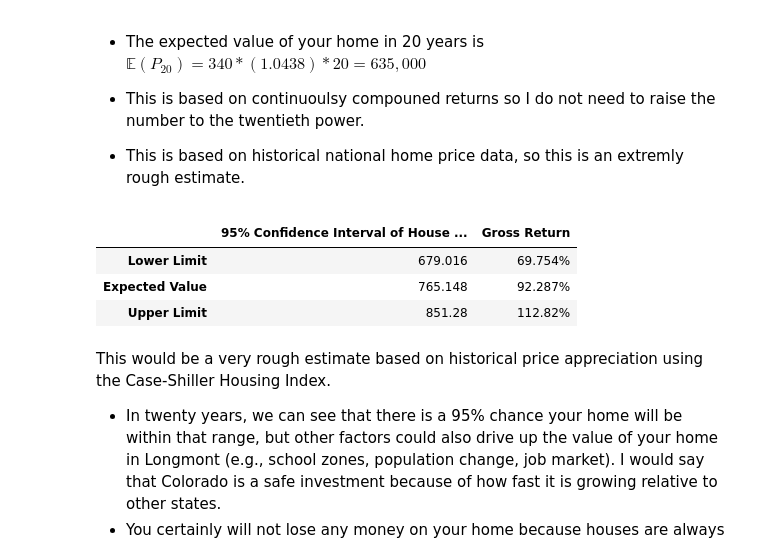
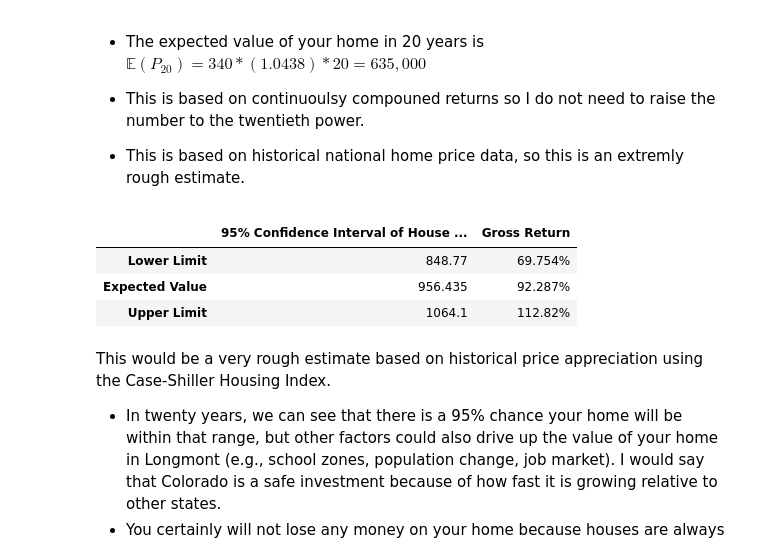
Before and after one commit to dcstein22/Option_Theory, a Jupyter notebook: housing_market.ipynb, the cells around one changed output. Cells and saved outputs as stored; diff of their text form; code cells hidden in the pictures.

Commit message:
updated housing market file

```diff
--- a/housing_market.ipynb
+++ b/housing_market.ipynb
@@ -73,12 +73,12 @@ def confidence_interval(sigma = 1, mean = 1, time_factor = 1, initial_housing_pr
     df.loc['Upper Limit', 'Gross Return'] = (np.round(higher_ci*100,5)).astype(str) + '%'
     return  df
 # %%
-confidence_interval(sigma = .02397377, mean = .04347019, time_factor=21, initial_housing_price=400)
+confidence_interval(sigma = .02397377, mean = .04347019, time_factor=21, initial_housing_price=500)
 # %% [output]
 |  | 95% Confidence Interval of House ... | Gross Return |
-| Lower Limit | 679.016 | 69.754% |
-| Expected Value | 765.148 | 92.287% |
-| Upper Limit | 851.28 | 112.82% |
+| Lower Limit | 848.77 | 69.754% |
+| Expected Value | 956.435 | 92.287% |
+| Upper Limit | 1064.1 | 112.82% |
 # %% [markdown]
 This would be a very rough estimate based on historical price appreciation using the Case-Shiller Housing Index.
 - In twenty years, we can see that there is a 95% chance your home will be within that range, but other factors could also drive up the value of your home in Longmont (e.g., school zones, population change, job market). I would say that Colorado is a safe investment because of how fast it is growing relative to other states.
```
